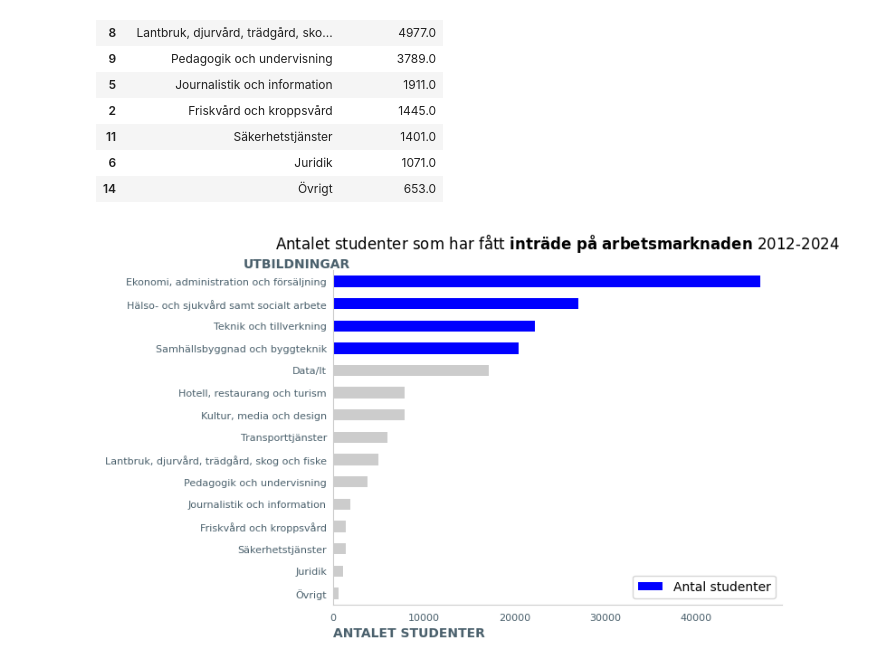
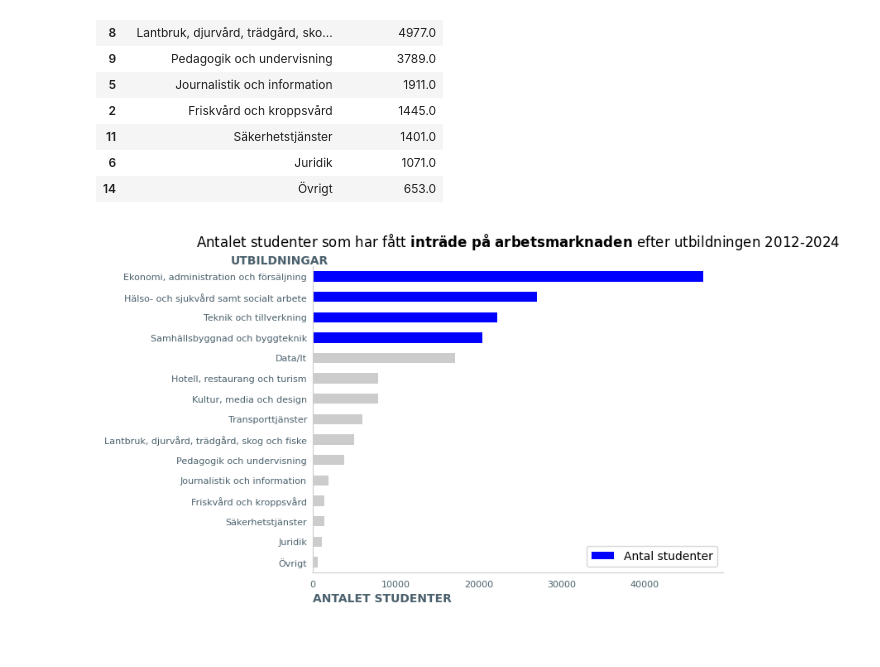
Before and after one commit to REAndreas/The_skool_grupp_3, a Jupyter notebook: storytelling2/storytelling2.ipynb, the cells around one changed output. Cells and saved outputs as stored; diff of their text form; code cells hidden in the pictures; blank space fills up the shorter version.

Commit message:
fixing graph

```diff
--- a/storytelling2/storytelling2.ipynb
+++ b/storytelling2/storytelling2.ipynb
@@ -174,19 +174,19 @@ total_students
 # %%
 from constants import GRAY_1, GRAY_2, GRAY_3, BLUE_1
 
 colors = [GRAY_1] * len(total_students)
 colors[:4] = ["blue"] * 4
 
 ax = total_students.plot(kind="barh", color=colors, x='Utbildningar', y='Antal studenter')
 ax.invert_yaxis()
 ax.spines[["top", "right"]].set_visible(False)
 ax.spines[['left', 'bottom']].set_color(GRAY_1)
 
 ax.tick_params(axis='both', colors=GRAY_3, labelsize=8, length=0, pad=7)
 ax.tick_params(axis="y", pad=5)
-ax.set_title("Antalet studenter som har fått " + r"$\bf{inträde \ på \ arbetsmarknaden}$" + " 2012-2024", pad=17)
+ax.set_title("Antalet studenter som har fått " + r"$\bf{inträde \ på \ arbetsmarknaden}$" + " efter utbildningen 2012-2024", pad=17)
 ax.set_xlabel("ANTALET STUDENTER", color=GRAY_3, loc='left', fontweight="bold")
 ax.set_ylabel("UTBILDNINGAR", color=GRAY_3, rotation=0, fontweight="bold")
 ax.yaxis.set_label_coords(-0.08, 1)
 # %% [output]
-[figure, old version]
+[figure, new version]
```
